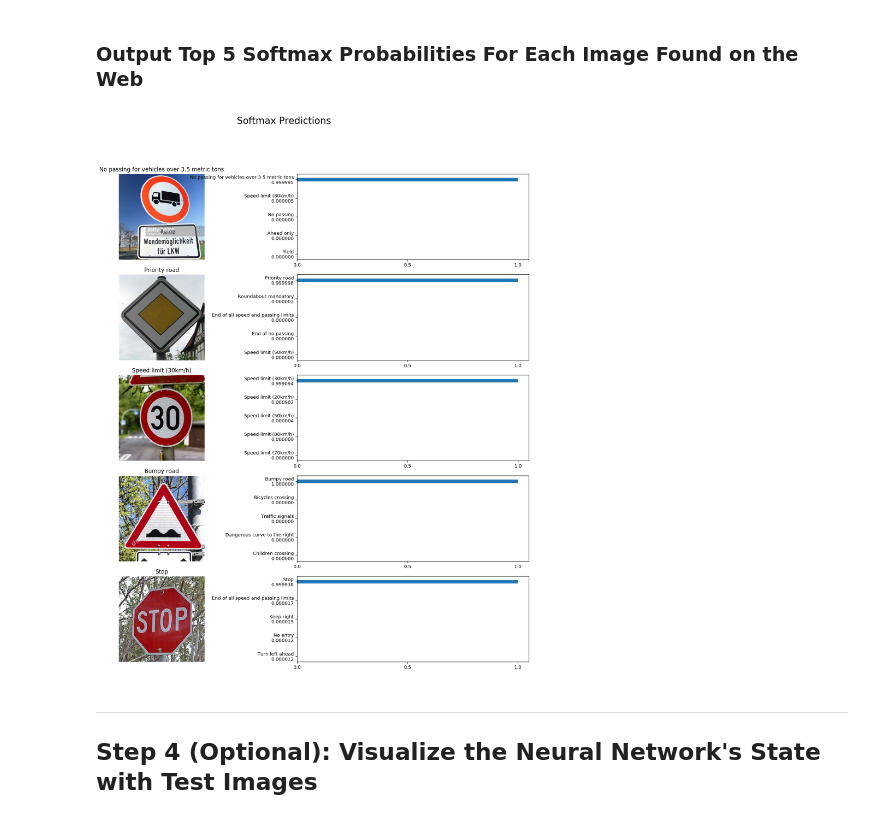
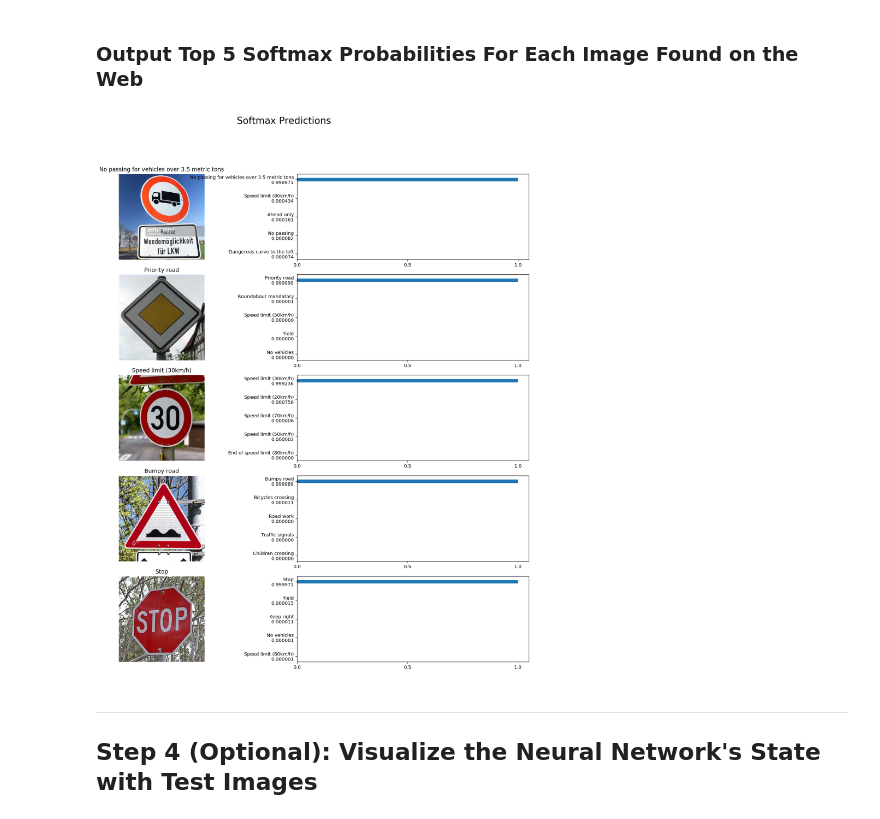
Before and after one commit to istepanov/Udacity-CarND-P2-Traffic-Sign-Classifier, a Jupyter notebook: Traffic_Sign_Classifier.ipynb, the cells around one changed output. Saved outputs shown, nothing was run; the diff lists cells and outputs as text; code cells hidden in the pictures.

Commit message:
Augmenting input data. WIP

```diff
--- a/Traffic_Sign_Classifier.ipynb
+++ b/Traffic_Sign_Classifier.ipynb
@@ -237,7 +285,7 @@ def evaluate(x_data, y_data):
     sess = tf.get_default_session()
     for offset in range(0, num_examples, BATCH_SIZE):
         batch_x, batch_y = x_data[offset:offset+BATCH_SIZE], y_data[offset:offset+BATCH_SIZE]
-        loss, accuracy = sess.run([loss_operation, accuracy_operation], feed_dict={x: batch_x, y: batch_y, keep_prob: 1.0})
+        loss, accuracy = sess.run([loss_operation, accuracy_operation], feed_dict={x: batch_x, y: batch_y, keep_prob: 1.0, augment_input: False})
         total_accuracy += (accuracy * len(batch_x))
         total_loss += (loss * len(batch_x))
     return (total_accuracy/num_examples, total_loss/num_examples)
@@ -249,14 +297,14 @@ with tf.Session() as sess:
     print("Training...")
     print()
     for i in range(EPOCHS):
-        x_train_shuffled, y_train_shuffled = shuffle(x_train_norm, y_train)
+        x_train_shuffled, y_train_shuffled = shuffle(x_train, y_train)
         for offset in range(0, n_train, BATCH_SIZE):
             end = offset + BATCH_SIZE
             batch_x, batch_y = x_train_shuffled[offset:end], y_train_shuffled[offset:end]
-            sess.run(training_operation, feed_dict={x: batch_x, y: batch_y, keep_prob: DROPOUT})
+            sess.run(training_operation, feed_dict={x: batch_x, y: batch_y, keep_prob: DROPOUT, augment_input: True})
 
-        training_accuracy, training_loss = evaluate(x_train_norm, y_train)
-        validation_accuracy, validation_loss = evaluate(x_valid_norm, y_valid)
+        training_accuracy, training_loss = evaluate(x_train, y_train)
+        validation_accuracy, validation_loss = evaluate(x_valid, y_valid)
         print("EPOCH {} ...".format(i+1))
         print("Training Accuracy = {:.3f}\tTraining Loss = {:.3f}".format(training_accuracy, training_loss))
         print("Validation Accuracy = {:.3f}\tValidation Loss = {:.3f}".format(validation_accuracy, validation_loss))
@@ -287,7 +335,7 @@ Model saved
 with tf.Session() as sess:
     saver.restore(sess, tf.train.latest_checkpoint('./models'))
 
-    test_accuracy, test_loss = evaluate(x_test_norm, y_test)
+    test_accuracy, test_loss = evaluate(x_test, y_test)
     print("Test Accuracy = {:.3f}".format(test_accuracy))
     print("Test Loss = {:.3f}".format(test_loss))
 # %% [output]
@@ -316,8 +364,7 @@ for image_file in image_files:
     plt.show()
 
     resized_image = scipy.misc.imresize(image, (32, 32, 3))
-    image_norm = normalize(resized_image)
-    x_new.append(image_norm)
+    x_new.append(resized_image)
 
 # labels
 y_new = [
@@ -390,15 +437,15 @@ def display_image_predictions(features, labels, predictions, n_predictions, n_cl
 # %%
 with tf.Session() as sess:
     saver.restore(sess, tf.train.latest_checkpoint('./models'))
 
     top_k = 5
 
     predictions = tf.nn.top_k(tf.nn.softmax(logits), k=top_k)
-    predictions_output = sess.run(predictions, feed_dict={x: x_new, keep_prob: 1.0})
+    predictions_output = sess.run(predictions, feed_dict={x: x_new, keep_prob: 1.0, augment_input: False})
 
     display_image_predictions(images, y_new, predictions_output, top_k, n_classes)
 # %% [output]
-[figure, old version]
+[figure, new version]
 # %% [markdown]
 ---
 
```
Also changed, not shown: parts of 12 cells of this notebook, 1 other file.
